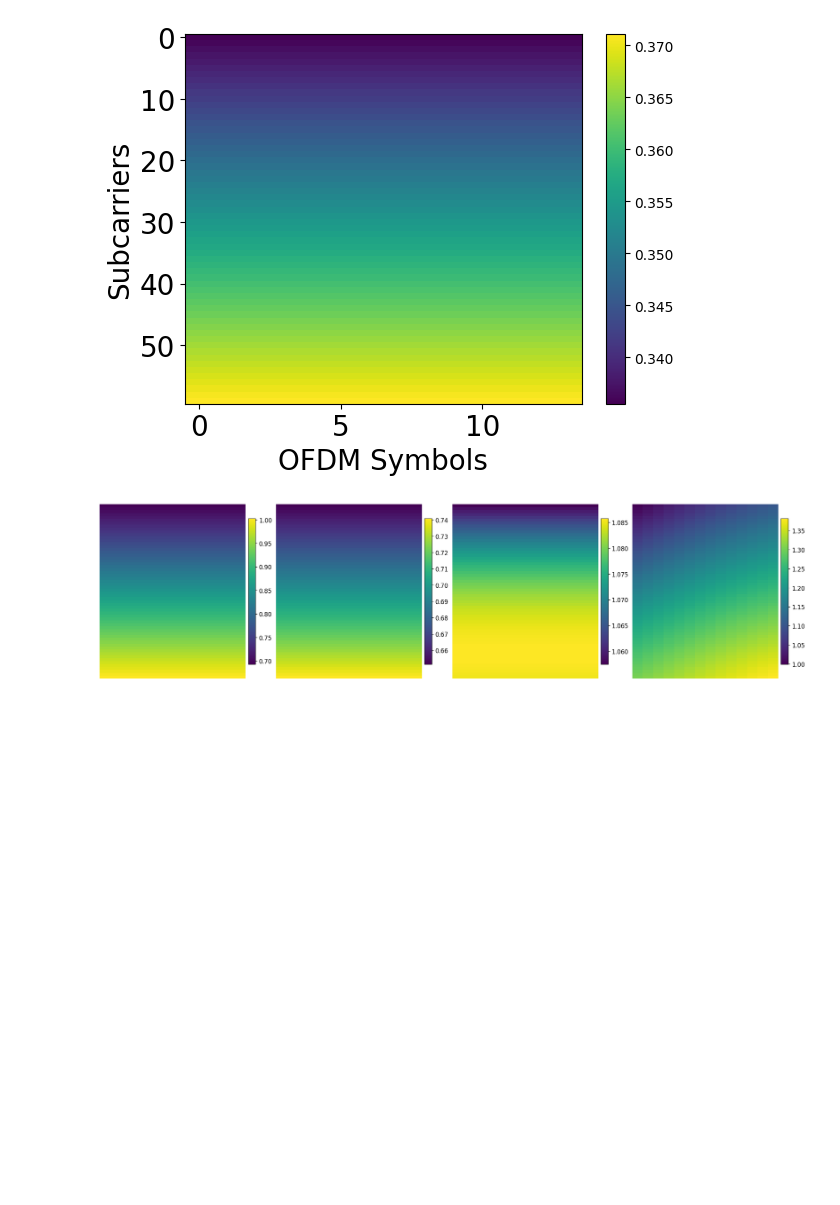
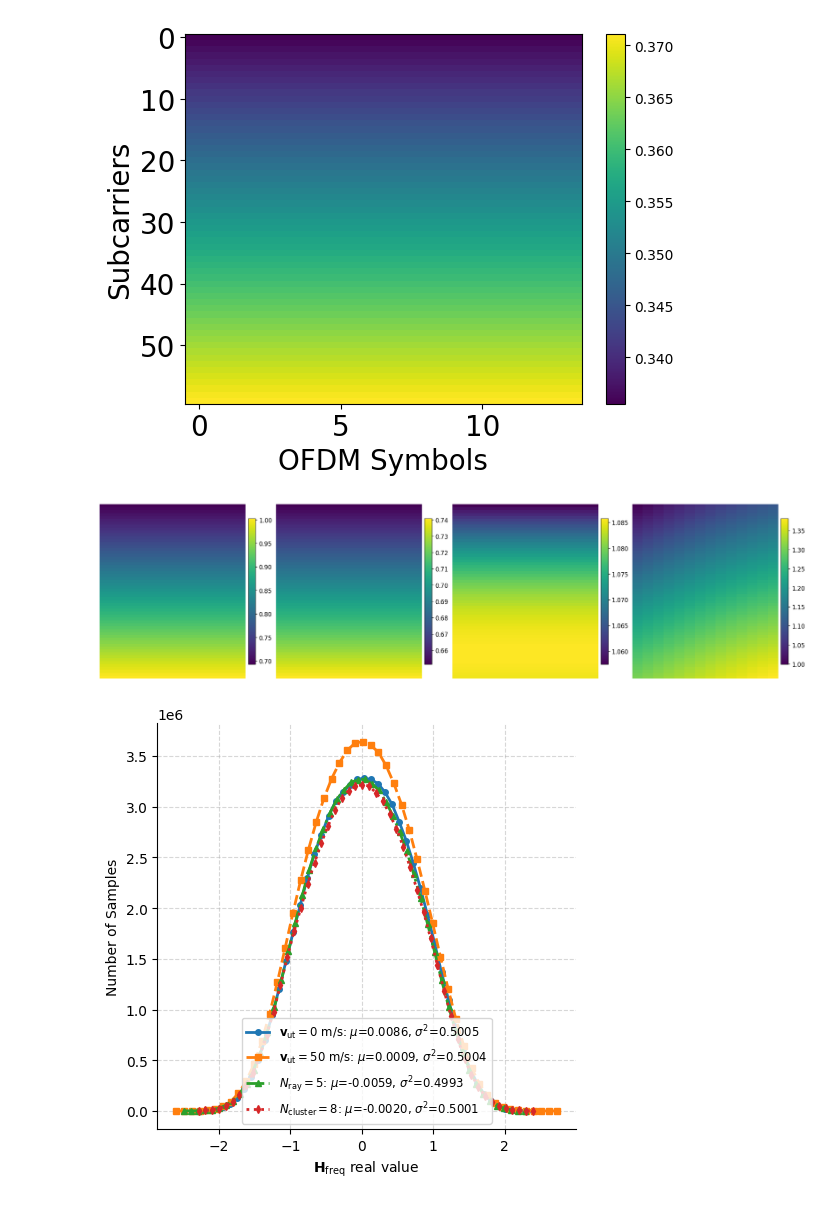
Before and after one commit to tnd-lab/High-Dimensional-MIMO-OFDM-Channel-Estimation, a Jupyter notebook: notebooks/statistic_gbsm.ipynb, the cells around one changed output. Saved outputs shown, nothing was run; the diff lists cells and outputs as text; code cells hidden in the pictures; blank space fills up the shorter version.

```diff
--- a/notebooks/statistic_gbsm.ipynb
+++ b/notebooks/statistic_gbsm.ipynb
@@ -698,3 +782,87 @@ plt.show()
 plt.close(fig)
 # %% [output]
 [figure]
+# %%
+import os
+
+import matplotlib.pyplot as plt
+import numpy as np
+from scipy.ndimage import uniform_filter1d
+
+# Path to your .npz file
+npz_path = os.path.join(save_dir, "channel_freqs.npz")
+
+# The four keys you want to plot
+keys = [
+    "channel_freqs_vel_0",
+    "channel_freqs_vel_50",
+    "channel_freqs_5_rays",
+    "channel_freqs_8_clusters",
+]
+titles = [
+    r"$\mathbf{v}_{\rm ut} = 0$ m/s",
+    r"$\mathbf{v}_{\rm ut} = 50$ m/s",
+    r"$N_{\rm ray} = 5$",
+    r"$N_{\rm cluster} = 8$",
+]
+line_styles = ["-", "--", "-.", ":"]
+markers = ["o", "s", "^", "d"]
+# Load all data at once
+with np.load(npz_path, allow_pickle=True) as data:
+    all_data = {k: data[k] for k in keys}
+
+fig, ax = plt.subplots(figsize=(5, 5))
+
+for i, key in enumerate(keys):
+    h = all_data[key]
+
+    # flatten
+    vals = h.reshape(h.shape[0], -1)
+    # vals = vals.real.flatten()
+    vals = vals.real.flatten()
+
+    # compute statistics
+    mean_val = np.mean(vals)
+    var_val = np.var(vals)
+
+    # histogram
+    counts, bins = np.histogram(vals, bins=50)
+    centers = (bins[:-1] + bins[1:]) / 2
+
+    # smooth the counts
+    counts_smooth = uniform_filter1d(counts, size=5)
+
+    # find peak
+    peak_center = centers[np.argmax(counts_smooth)]
+
+    # plot filled step in background
+    # ax.step(centers, counts, where='mid', alpha=0.2, linewidth=1)
+    # ax.fill_between(centers, counts, step='mid', alpha=0.05)
+
+    # plot smoothed outline + stats in label
+    ax.plot(
+        centers,
+        counts_smooth,
+        linewidth=2,
+        linestyle=line_styles[i % len(line_styles)],
+        marker=markers[i % len(markers)],
+        markersize=4,
+        label=(f"{titles[i]}: $\\mu$={mean_val:.4f}, $\\sigma^2$={var_val:.4f}"),
+    )
+
+# styling
+# ax.set_title("Overlaid Smoothed Histograms with Statistics", pad=15)
+ax.set_xlabel(r"$\mathbf{H}_{\rm freq}$ real value")
+ax.set_ylabel("Number of Samples")
+ax.grid(which="major", linestyle="--", alpha=0.5)
+for spine in ["top", "right"]:
+    ax.spines[spine].set_visible(False)
+
+ax.legend(loc="lower center", fontsize="small")
+plt.tight_layout()
+
+# show (or save)
+plt.savefig(os.path.join(save_dir, "h_freq_distribution.png"), dpi=300)
+plt.show()
+# %% [output]
+[figure, added]
```
Also changed, not shown: parts of 16 cells of this notebook, 6 other files.
